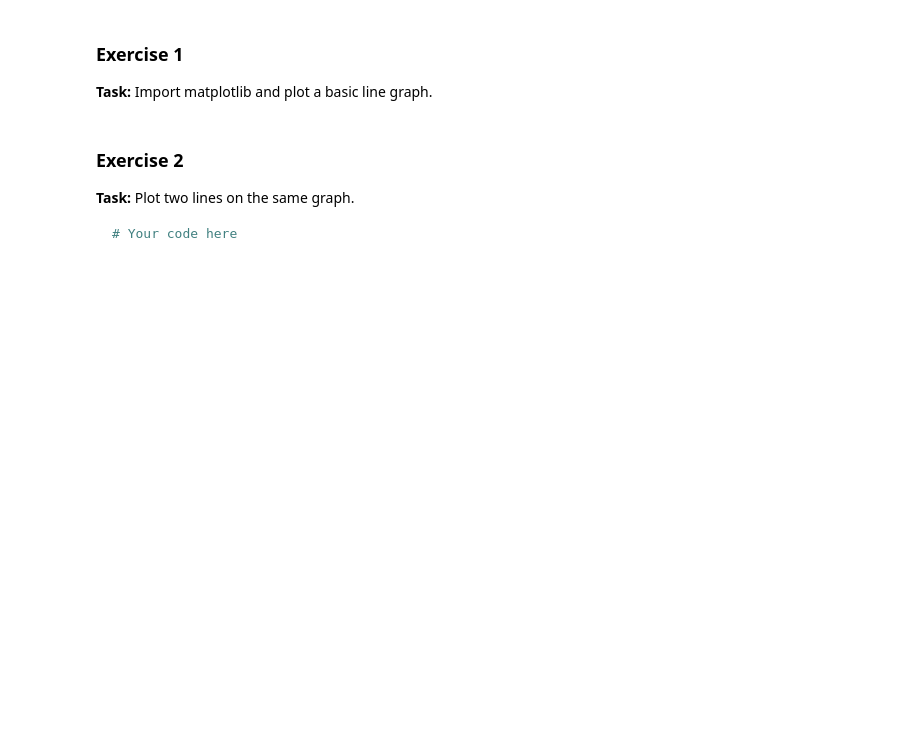
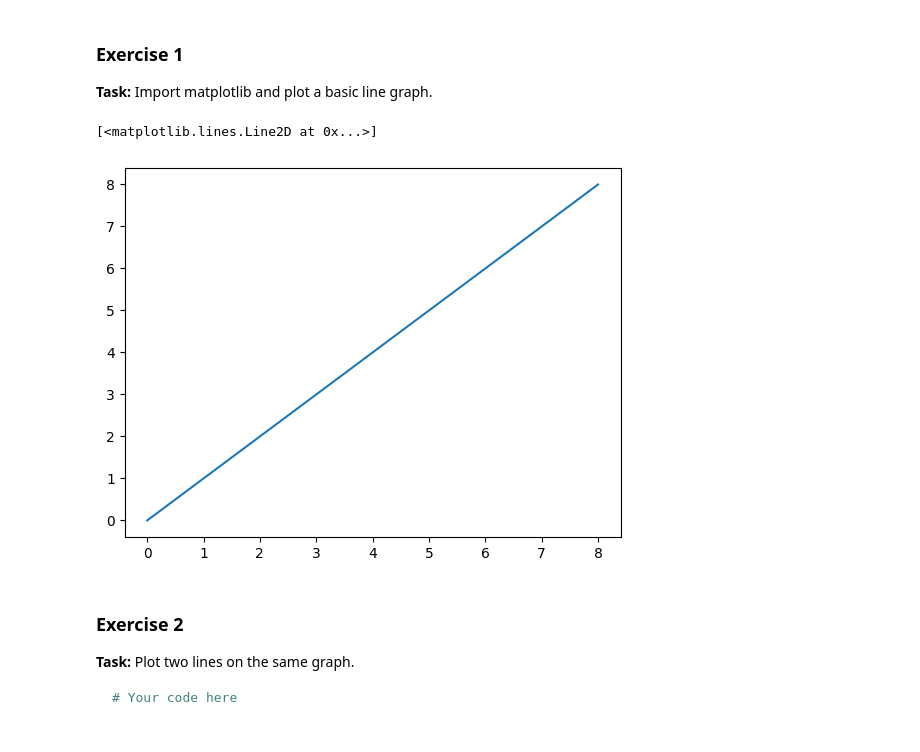
Before and after one commit to shrutirekha-srichandan/ML-course-using-python-Course, a Jupyter notebook: Python Assignments solutions/Python Assignment 4.ipynb, the cells around one changed output. Cells and saved outputs as stored; diff of their text form; code cells hidden in the pictures; blank space fills up the shorter version.

```diff
--- a/Python Assignments solutions/Python Assignment 4.ipynb
+++ b/Python Assignments solutions/Python Assignment 4.ipynb
@@ -4,3 +8,10 @@
+# %%
+x = np.arange(0,10,2)
+y = x
+plt.plot(x,y)
+# %% [output]
+[<matplotlib.lines.Line2D at 0x...>]
+[figure, added]
 # %% [markdown]
 ### Exercise 2
 **Task:** Plot two lines on the same graph.
```
Also changed, not shown: parts of 4 cells of this notebook, 6 other files.
